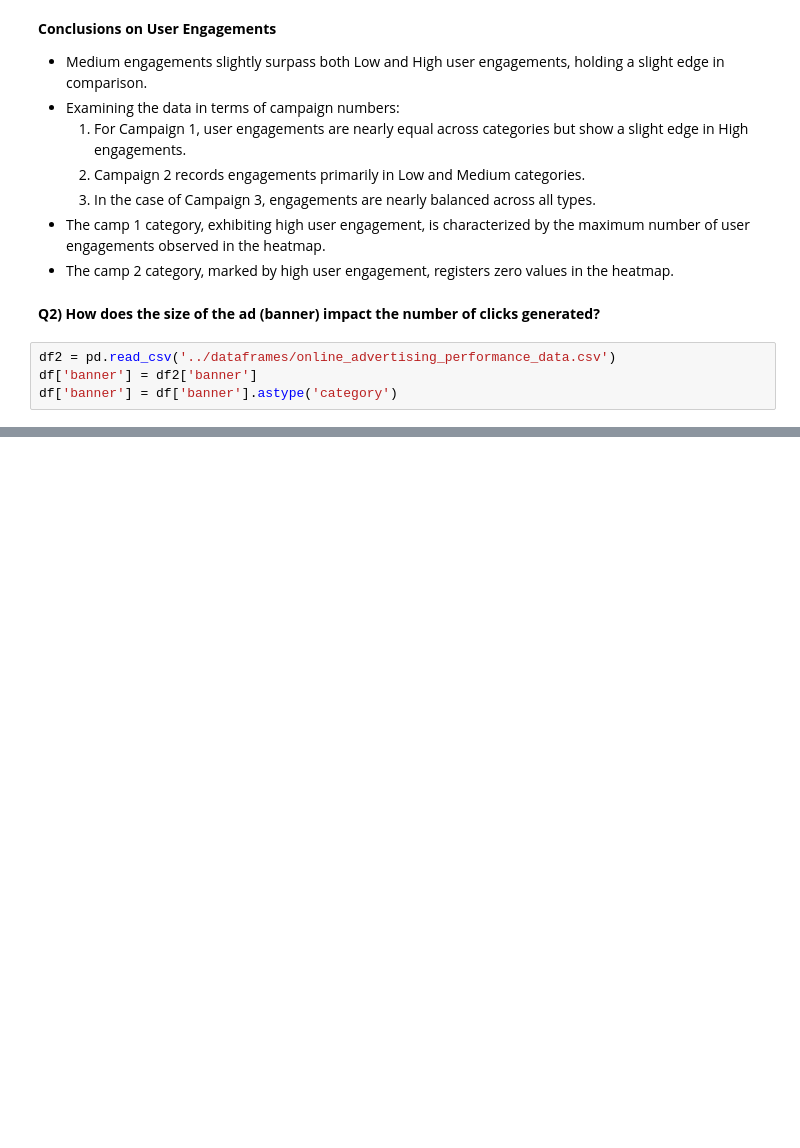
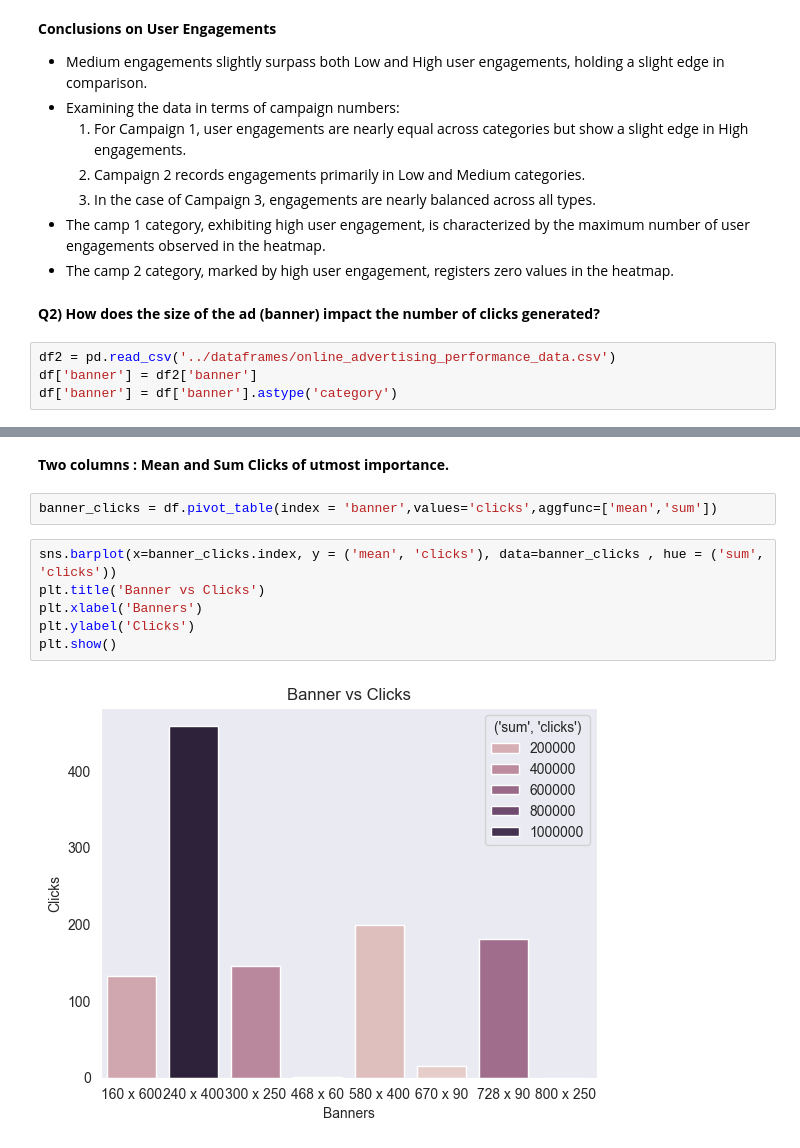
Before and after one commit to BKAPADIA04/Digital-Marketing-Data-Analysis, a Jupyter notebook: Online_Advertising_Performance_Data/jupyter_nbs/eda.ipynb, the cells around one changed output, grey strips where cells are left out. Drawn from its saved outputs; the diff is of its cells as text; blank space fills up the shorter version.

```diff
--- a/Online_Advertising_Performance_Data/jupyter_nbs/eda.ipynb
+++ b/Online_Advertising_Performance_Data/jupyter_nbs/eda.ipynb
@@ -126,0 +173,12 @@ df['banner'] = df['banner'].astype('category')
+# %% [markdown]
+**Two columns : Mean and Sum Clicks of utmost importance.**
+# %%
+banner_clicks = df.pivot_table(index = 'banner',values='clicks',aggfunc=['mean','sum'])
+# %%
+sns.barplot(x=banner_clicks.index, y = ('mean', 'clicks'), data=banner_clicks , hue = ('sum', 'clicks'))
+plt.title('Banner vs Clicks')
+plt.xlabel('Banners')
+plt.ylabel('Clicks')
+plt.show()
+# %% [output]
+[figure, added]
```
Also changed, not shown: parts of 63 cells of this notebook.
